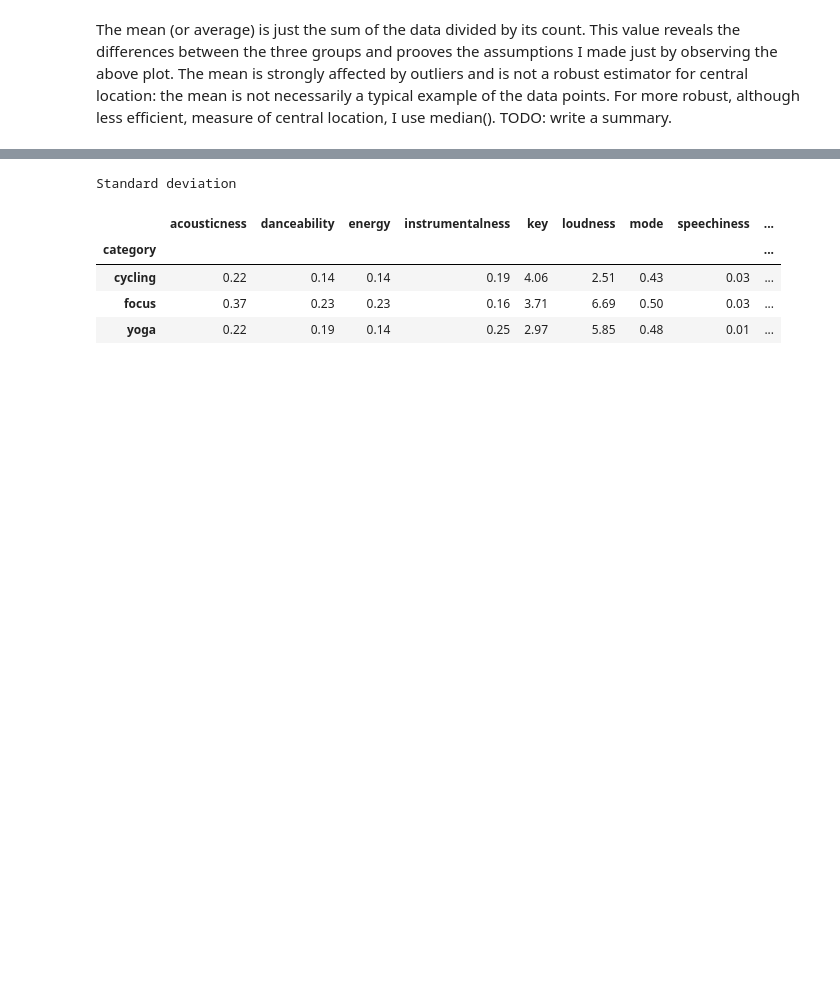
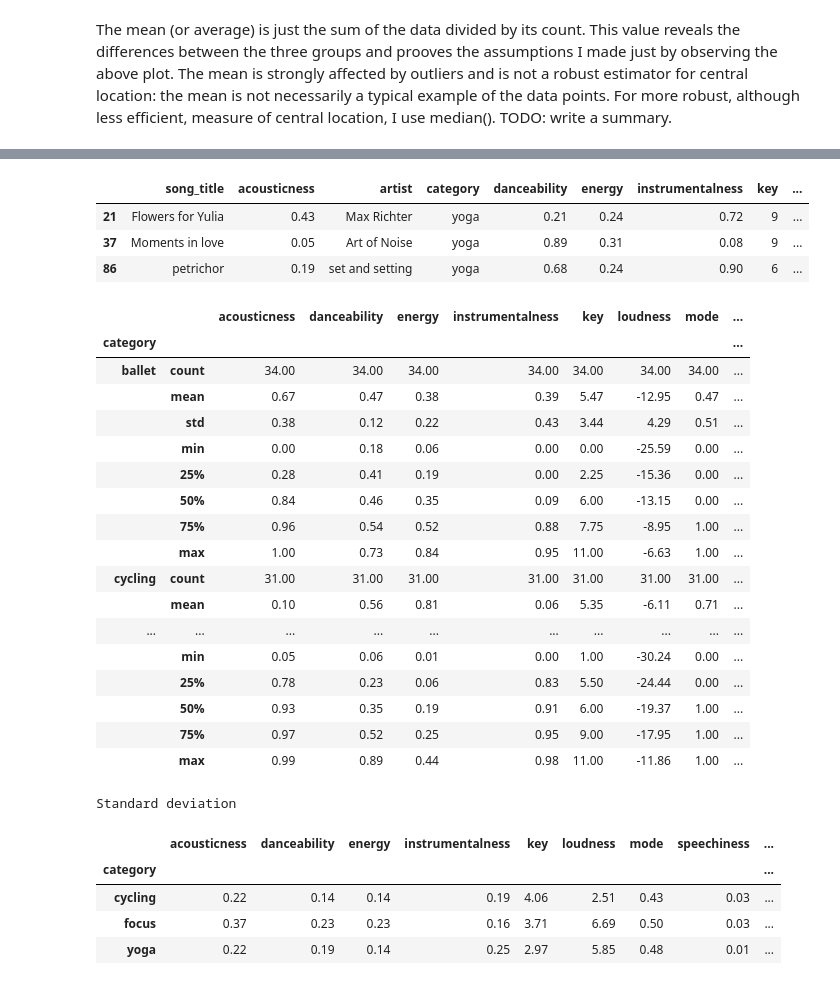
Before and after one commit to medennikova/itunes-music-analysis, a Jupyter notebook: 02_Data_Visualisation.ipynb, the cells around one changed output, grey strips where cells are left out. Cells and saved outputs as stored; diff of their text form; code cells hidden in the pictures; blank space fills up the shorter version.

```diff
--- a/02_Data_Visualisation.ipynb
+++ b/02_Data_Visualisation.ipynb
@@ -171,3 +171,31 @@ adfh
+# %%
+train_df[(train_df['category'] == 'yoga') & (train_df['acousticness'] <= 0.5)]
+# %% [output]
+|  | song_title | acousticness | artist | category | danceability | energy | instrumentalness | key | ... |
+| 21 | Flowers for Yulia | 0.43 | Max Richter | yoga | 0.21 | 0.24 | 0.72 | 9 | ... |
+| 37 | Moments in love | 0.05 | Art of Noise | yoga | 0.89 | 0.31 | 0.08 | 9 | ... |
+| 86 | petrichor | 0.19 | set and setting | yoga | 0.68 | 0.24 | 0.90 | 6 | ... |
+# %%
+grouped.describe()
+# %% [output]
+|  |  | acousticness | danceability | energy | instrumentalness | key | loudness | mode | ... |
+| category |  |  |  |  |  |  |  |  | ... |
+| ballet | count | 34.00 | 34.00 | 34.00 | 34.00 | 34.00 | 34.00 | 34.00 | ... |
+|  | mean | 0.67 | 0.47 | 0.38 | 0.39 | 5.47 | -12.95 | 0.47 | ... |
+|  | std | 0.38 | 0.12 | 0.22 | 0.43 | 3.44 | 4.29 | 0.51 | ... |
+|  | min | 0.00 | 0.18 | 0.06 | 0.00 | 0.00 | -25.59 | 0.00 | ... |
+|  | 25% | 0.28 | 0.41 | 0.19 | 0.00 | 2.25 | -15.36 | 0.00 | ... |
+|  | 50% | 0.84 | 0.46 | 0.35 | 0.09 | 6.00 | -13.15 | 0.00 | ... |
+|  | 75% | 0.96 | 0.54 | 0.52 | 0.88 | 7.75 | -8.95 | 1.00 | ... |
+|  | max | 1.00 | 0.73 | 0.84 | 0.95 | 11.00 | -6.63 | 1.00 | ... |
+| cycling | count | 31.00 | 31.00 | 31.00 | 31.00 | 31.00 | 31.00 | 31.00 | ... |
+|  | mean | 0.10 | 0.56 | 0.81 | 0.06 | 5.35 | -6.11 | 0.71 | ... |
+| ... | ... | ... | ... | ... | ... | ... | ... | ... | ... |
+|  | min | 0.05 | 0.06 | 0.01 | 0.00 | 1.00 | -30.24 | 0.00 | ... |
+|  | 25% | 0.78 | 0.23 | 0.06 | 0.83 | 5.50 | -24.44 | 0.00 | ... |
+|  | 50% | 0.93 | 0.35 | 0.19 | 0.91 | 6.00 | -19.37 | 1.00 | ... |
+|  | 75% | 0.97 | 0.52 | 0.25 | 0.95 | 9.00 | -17.95 | 1.00 | ... |
+|  | max | 0.99 | 0.89 | 0.44 | 0.98 | 11.00 | -11.86 | 1.00 | ... |
 # %%
 print "Standard deviation"
 grouped.std()
```
Also changed, not shown: parts of 6 cells of this notebook, 2 other files.
